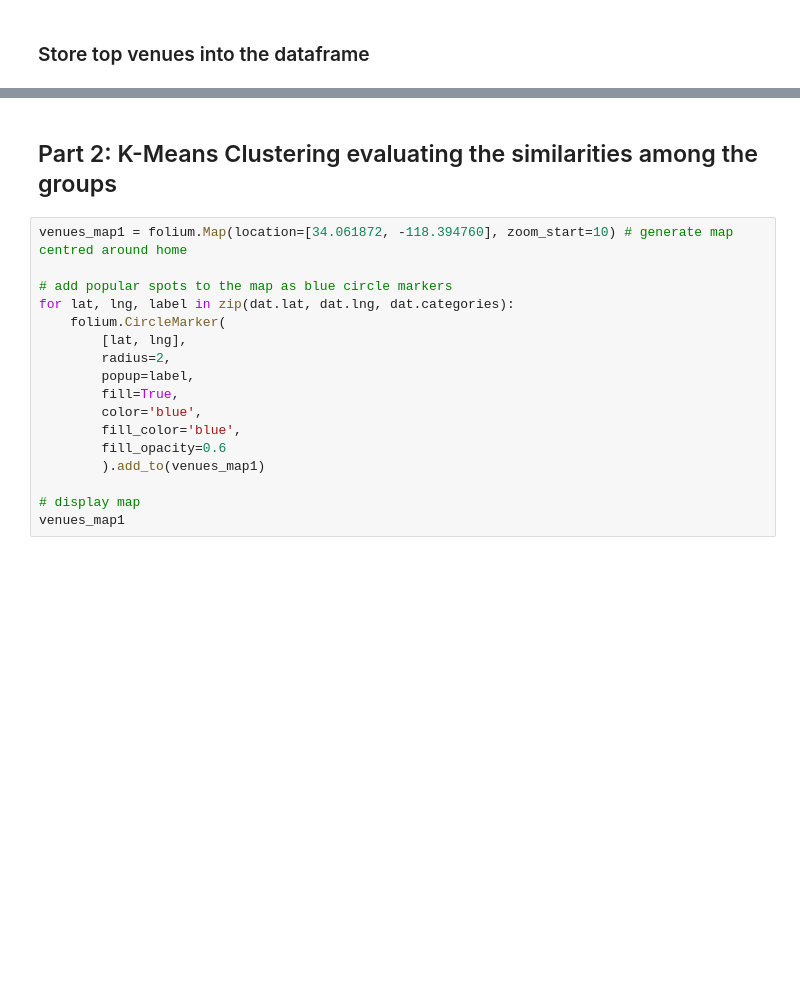
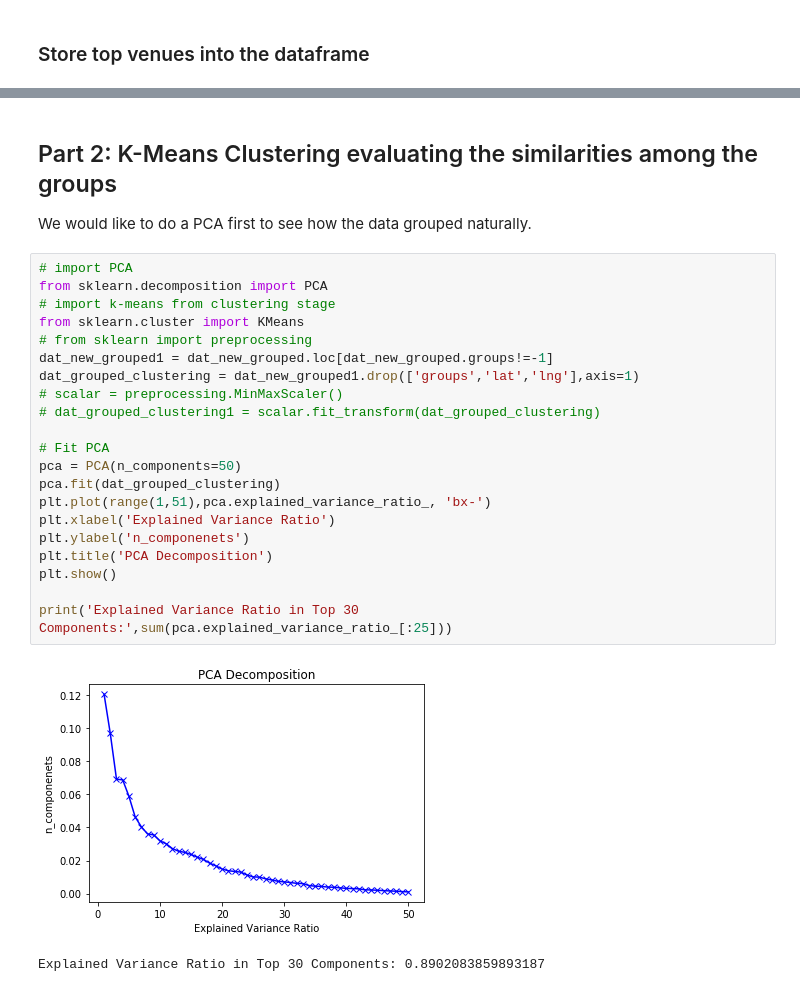
Before and after one commit to nji3/Coursera_Capstone, a Jupyter notebook: Neighborhoods_in_West_Los_Angeles.ipynb, the cells around one changed output, grey strips where cells are left out. Saved outputs shown, nothing was run; the diff lists cells and outputs as text; blank space fills up the shorter version.

```diff
--- a/Neighborhoods_in_West_Los_Angeles.ipynb
+++ b/Neighborhoods_in_West_Los_Angeles.ipynb
@@ -571,19 +567,28 @@ groups_venues_sorted.head()
 # %% [markdown]
 ## Part 2: K-Means Clustering evaluating the similarities among the groups
+
+We would like to do a PCA first to see how the data grouped naturally.
-# %%
-venues_map1 = folium.Map(location=[34.061872, -118.394760], zoom_start=10) # generate map centred around home
-
-# add popular spots to the map as blue circle markers
-for lat, lng, label in zip(dat.lat, dat.lng, dat.categories):
-    folium.CircleMarker(
-        [lat, lng],
-        radius=2,
-        popup=label,
-        fill=True,
-        color='blue',
-        fill_color='blue',
-        fill_opacity=0.6
-        ).add_to(venues_map1)
-
-# display map
-venues_map1
+# %%
+# import PCA
+from sklearn.decomposition import PCA
+# import k-means from clustering stage
+from sklearn.cluster import KMeans
+# from sklearn import preprocessing
+dat_new_grouped1 = dat_new_grouped.loc[dat_new_grouped.groups!=-1]
+dat_grouped_clustering = dat_new_grouped1.drop(['groups','lat','lng'],axis=1)
+# scalar = preprocessing.MinMaxScaler()
+# dat_grouped_clustering1 = scalar.fit_transform(dat_grouped_clustering)
+
+# Fit PCA
+pca = PCA(n_components=50)
+pca.fit(dat_grouped_clustering)
+plt.plot(range(1,51),pca.explained_variance_ratio_, 'bx-')
+plt.xlabel('Explained Variance Ratio')
+plt.ylabel('n_componenets')
+plt.title('PCA Decomposition')
+plt.show()
+
+print('Explained Variance Ratio in Top 30 Components:',sum(pca.explained_variance_ratio_[:25]))
+# %% [output]
+[figure, added]
+Explained Variance Ratio in Top 30 Components: 0.8902083859893187
```
Also changed, not shown: parts of 26 cells of this notebook.
